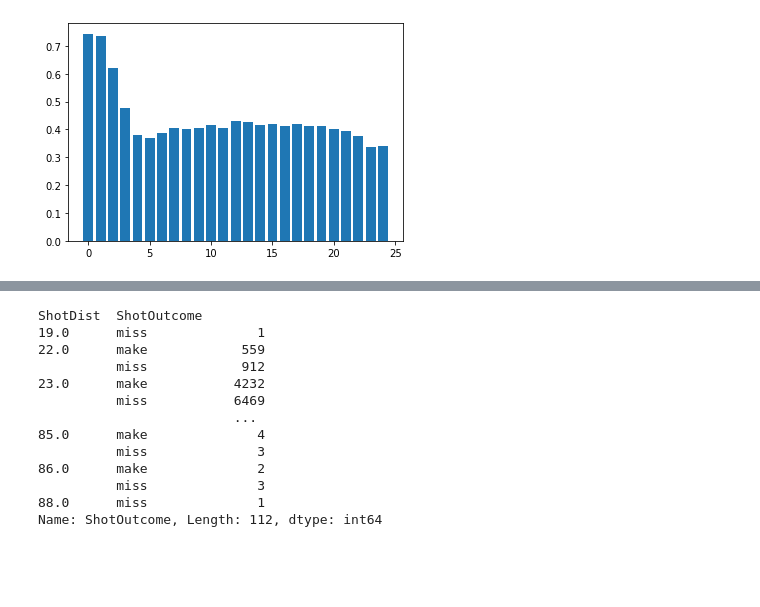
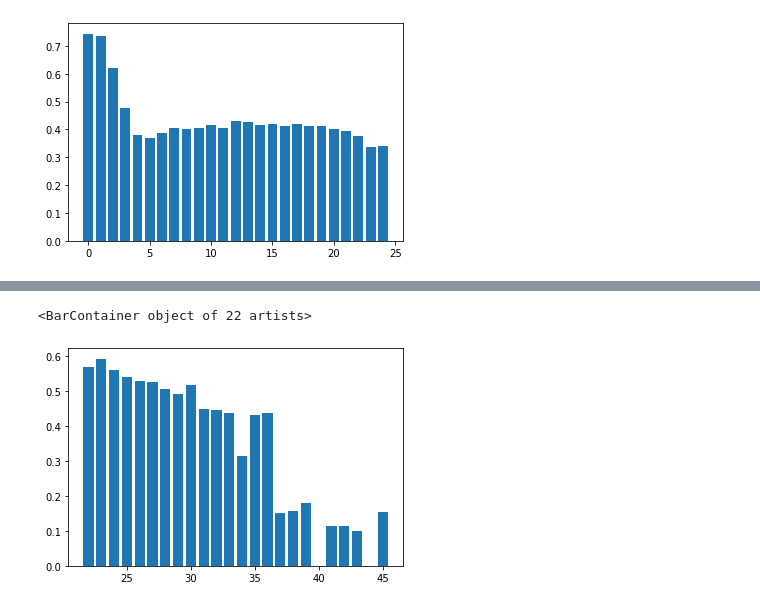
Before and after one commit to rsandbe1/python_project, a Jupyter notebook: project.ipynb, the cells around one changed output, grey strips where cells are left out. Drawn from its saved outputs; the diff is of its cells as text; code cells hidden in the pictures; blank space fills up the shorter version.

```diff
--- a/project.ipynb
+++ b/project.ipynb
@@ -2,7 +2,7 @@
 import pandas as pd
 import numpy as np
 
-all_stats = pd.read_csv('2019-20_pbp.csv', header = [0])
+all_stats = pd.read_csv('../python_project_csv_files/2019-20_pbp.csv', header = [0])
 
 pd.set_option("display.max_columns", None)
 # %%
@@ -206,0 +270,3 @@ Name: ShotOutcome, dtype: int64
+# %%
+three_point_shots = three_point_shots.loc[(three_point_shots['ShotDist'] >= 22) & (three_point_shots['ShotDist'] <= 45)]
+three_point_shots
@@ -207,16 +297,12 @@ Name: ShotOutcome, dtype: int64
 # %%
-three_point_shots.groupby(['ShotDist','ShotOutcome'])['ShotOutcome'].count().apply(lambda x:)
+three_point_shots = three_point_shots.loc[(three_point_shots['ShotDist'] >= 22) & (three_point_shots['ShotDist'] <= 45)]
+fg_percent = pd.DataFrame(three_point_shots.groupby(['ShotDist','ShotOutcome'])['ShotOutcome'].count().groupby('ShotDist').apply(lambda x: x/sum(x))).rename(columns={'ShotOutcome':'fg_percent'})
+#fg_percent[fg_percent.index.contains('make')]
+fg_percent = fg_percent[fg_percent.index.get_level_values('ShotOutcome') == 'make']
+fg_percent = fg_percent.reset_index().drop(columns = 'ShotOutcome')
+fg_percent['efg_percent'] = (fg_percent['fg_percent'] * 1.5)
-# %% [output]
-ShotDist  ShotOutcome
-19.0      miss              1
-22.0      make            559
-          miss            912
-23.0      make           4232
-          miss           6469
-                         ...
-85.0      make              4
-          miss              3
-86.0      make              2
-          miss              3
-88.0      miss              1
-Name: ShotOutcome, Length: 112, dtype: int64
+# %%
+plt.bar(fg_percent['ShotDist'],fg_percent['efg_percent'])
+# %% [output]
+<BarContainer object of 22 artists>
+[figure, added]
```
Also changed, not shown: parts of 19 cells of this notebook.
